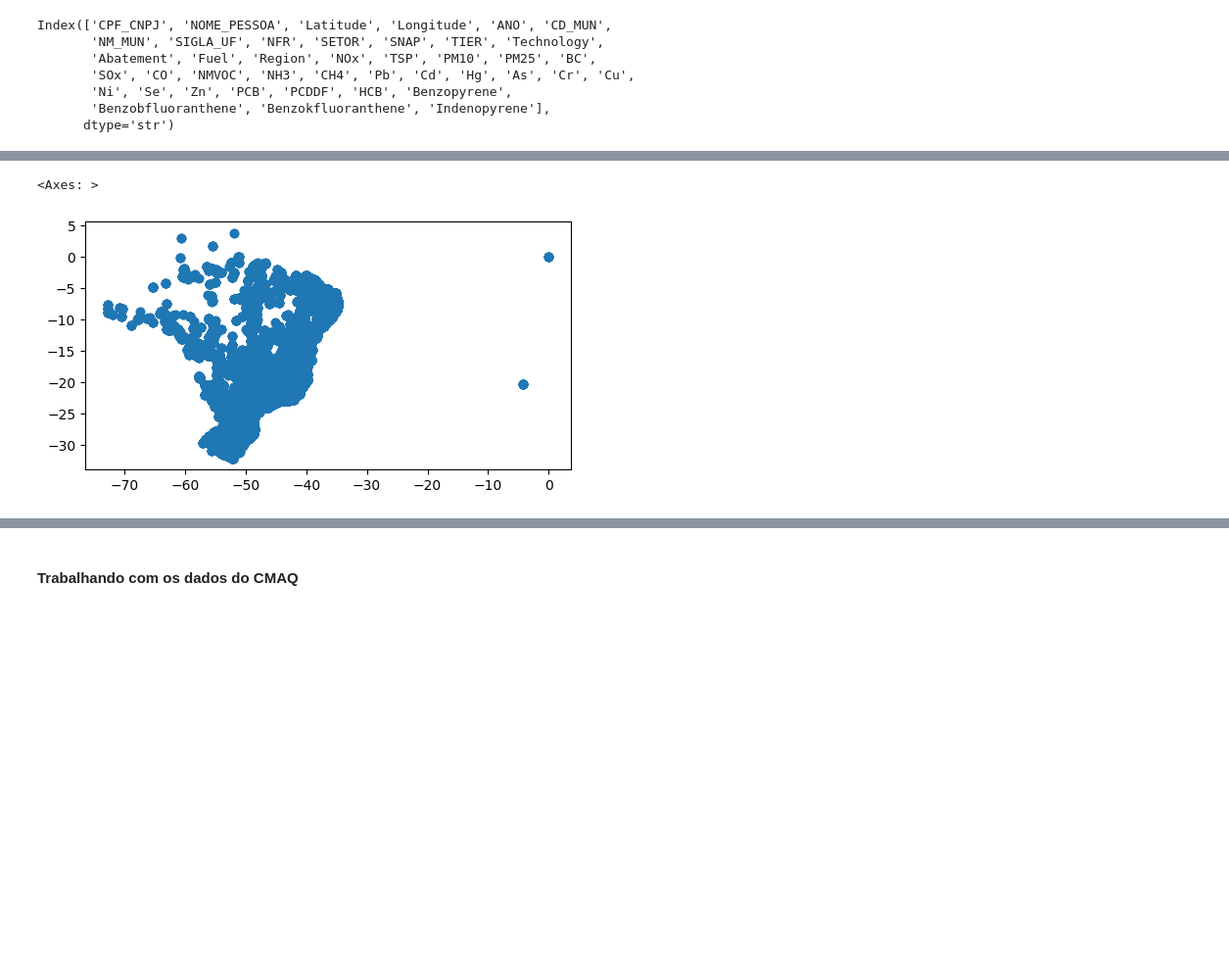
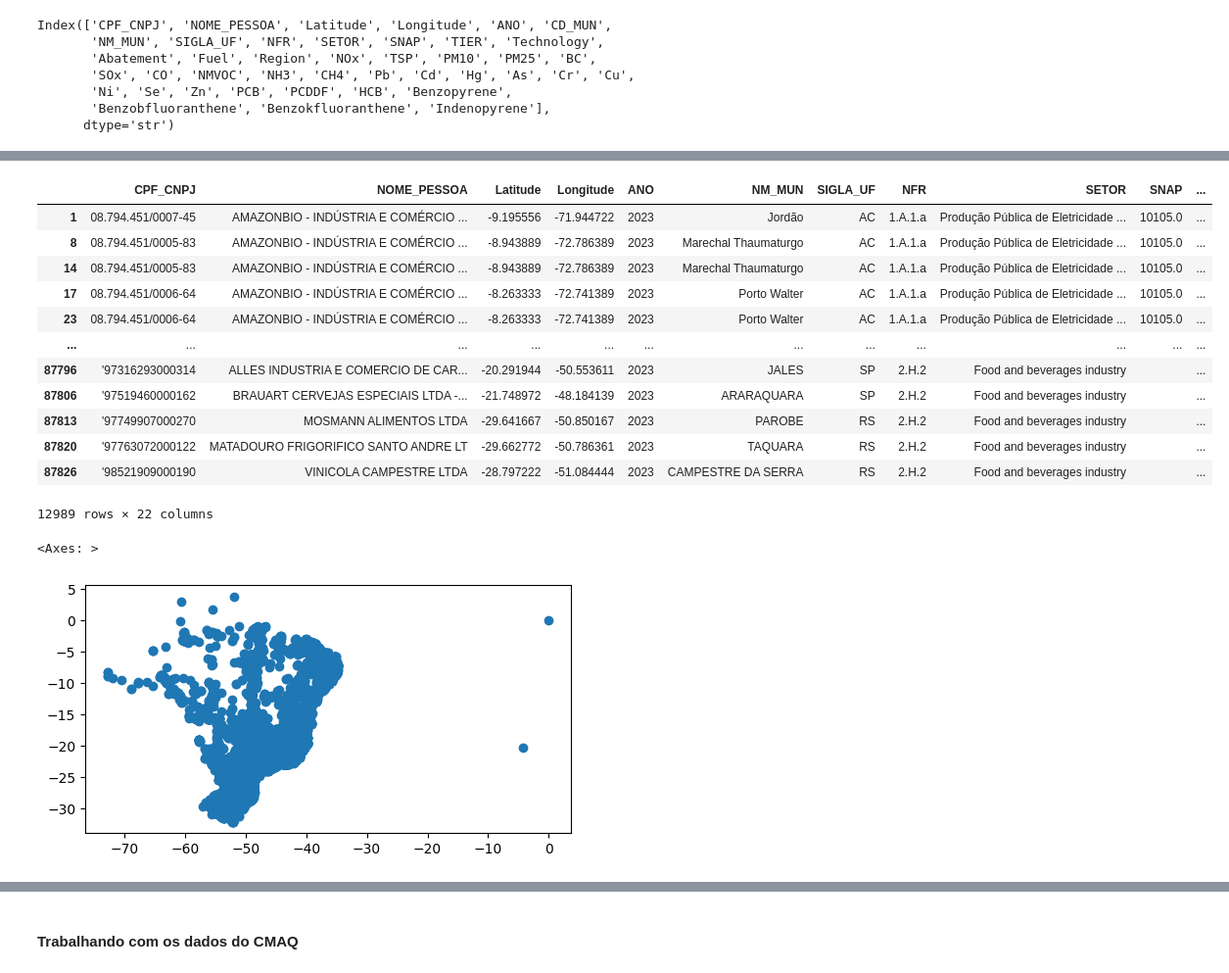
Before and after one commit to gabriellimasclg/Mestrado_GitHub, a Jupyter notebook: 007.2026 - AnaliseInvCMAQ/scripts/main.ipynb, the cells around one changed output, grey strips where cells are left out. Shown at 98% size. Saved outputs shown, nothing was run; the diff lists cells and outputs as text; code cells hidden in the pictures; blank space fills up the shorter version.

```diff
--- a/007.2026 - AnaliseInvCMAQ/scripts/main.ipynb
+++ b/007.2026 - AnaliseInvCMAQ/scripts/main.ipynb
@@ -93,13 +94,28 @@ Index(['CPF_CNPJ', 'MUNICIPIO', 'Latitude', 'Longitude', 'ESTADO',
 # %%
 colunas_fab = chaves + poluentes_fab
 colunas_gab = chaves + poluentes_gab
 
-inv = pd.concat([
+inv_total = pd.concat([
     inv_fab[colunas_fab],
     inv_gab[colunas_gab]
 ], ignore_index=True)
 
+inv = inv_total[inv_total['ANO'] == 2023].copy()
 inv
+# %% [output]
+|  | CPF_CNPJ | NOME_PESSOA | Latitude | Longitude | ANO | NM_MUN | SIGLA_UF | NFR | SETOR | SNAP | ... |
+| 1 | 08.794.451/0007-45 | AMAZONBIO - INDÚSTRIA E COMÉRCIO ... | -9.195556 | -71.944722 | 2023 | Jordão | AC | 1.A.1.a | Produção Pública de Eletricidade ... | 10105.0 | ... |
+| 8 | 08.794.451/0005-83 | AMAZONBIO - INDÚSTRIA E COMÉRCIO ... | -8.943889 | -72.786389 | 2023 | Marechal Thaumaturgo | AC | 1.A.1.a | Produção Pública de Eletricidade ... | 10105.0 | ... |
+| 14 | 08.794.451/0005-83 | AMAZONBIO - INDÚSTRIA E COMÉRCIO ... | -8.943889 | -72.786389 | 2023 | Marechal Thaumaturgo | AC | 1.A.1.a | Produção Pública de Eletricidade ... | 10105.0 | ... |
+| 17 | 08.794.451/0006-64 | AMAZONBIO - INDÚSTRIA E COMÉRCIO ... | -8.263333 | -72.741389 | 2023 | Porto Walter | AC | 1.A.1.a | Produção Pública de Eletricidade ... | 10105.0 | ... |
+| 23 | 08.794.451/0006-64 | AMAZONBIO - INDÚSTRIA E COMÉRCIO ... | -8.263333 | -72.741389 | 2023 | Porto Walter | AC | 1.A.1.a | Produção Pública de Eletricidade ... | 10105.0 | ... |
+| ... | ... | ... | ... | ... | ... | ... | ... | ... | ... | ... | ... |
+| 87796 | '97316293000314 | ALLES INDUSTRIA E COMERCIO DE CAR... | -20.291944 | -50.553611 | 2023 | JALES | SP | 2.H.2 | Food and beverages industry |  | ... |
+| 87806 | '97519460000162 | BRAUART CERVEJAS ESPECIAIS LTDA -... | -21.748972 | -48.184139 | 2023 | ARARAQUARA | SP | 2.H.2 | Food and beverages industry |  | ... |
+| 87813 | '97749907000270 | MOSMANN ALIMENTOS LTDA | -29.641667 | -50.850167 | 2023 | PAROBE | RS | 2.H.2 | Food and beverages industry |  | ... |
+| 87820 | '97763072000122 | MATADOURO FRIGORIFICO SANTO ANDRE LT | -29.662772 | -50.786361 | 2023 | TAQUARA | RS | 2.H.2 | Food and beverages industry |  | ... |
+| 87826 | '98521909000190 | VINICOLA CAMPESTRE LTDA | -28.797222 | -51.084444 | 2023 | CAMPESTRE DA SERRA | RS | 2.H.2 | Food and beverages industry |  | ... |
+12989 rows × 22 columns
 # %%
 #Transformando em GeoDataFrame para análises espaciais
 inv_gdf = gpd.GeoDataFrame(
@@ -112,7 +128,7 @@ inv_gdf = gpd.GeoDataFrame(
 inv_gdf.plot()
 # %% [output]
 <Axes: >
-[figure, old version]
+[figure, new version]
 # %%
 # Inventário contem pontos meio fora, vou fazer um buffer no limite do Brasil para filtrar tais pontos
 brasil = gpd.read_file(caminho_br)
```
Also changed, not shown: parts of 23 cells of this notebook.
